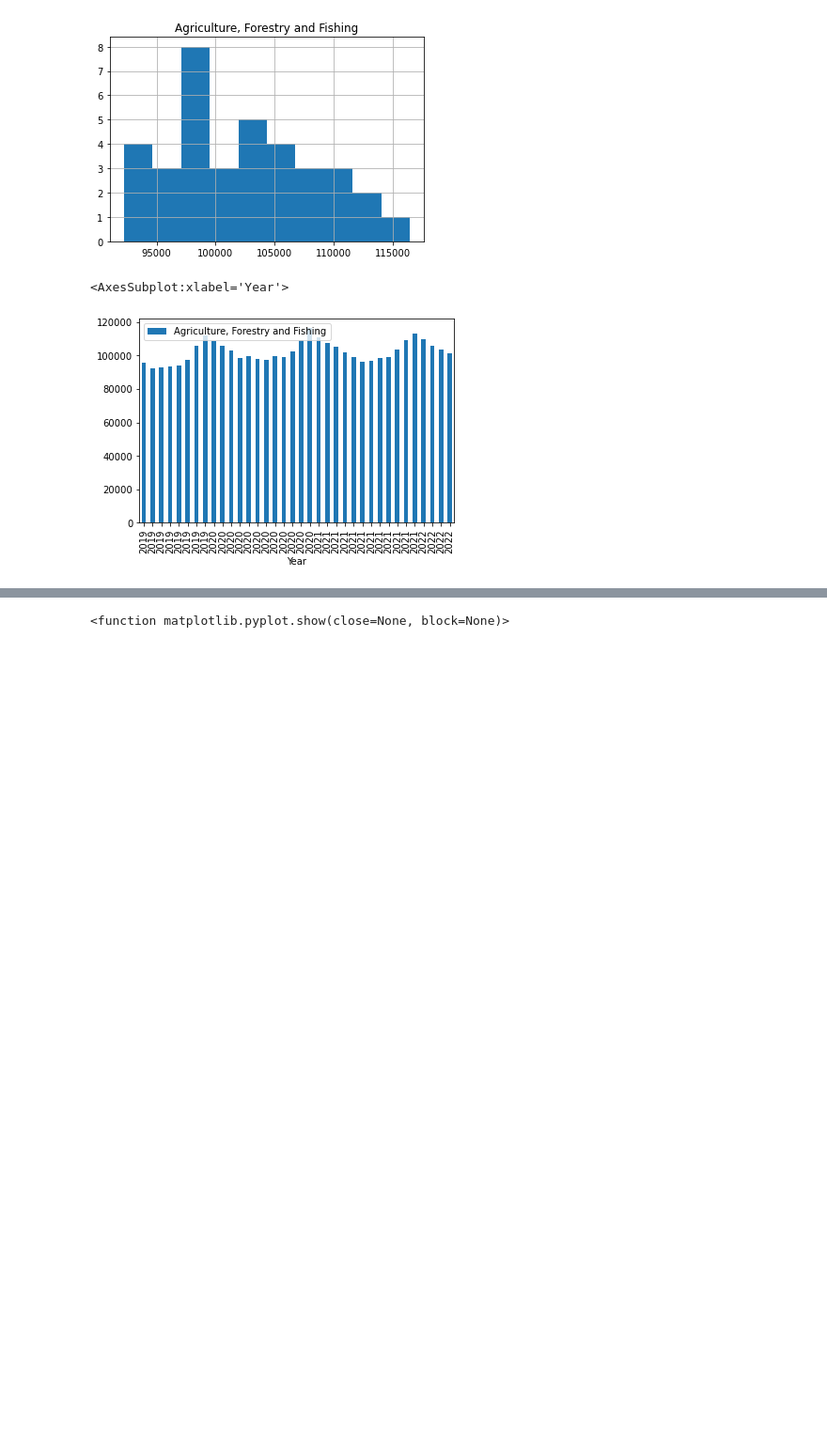
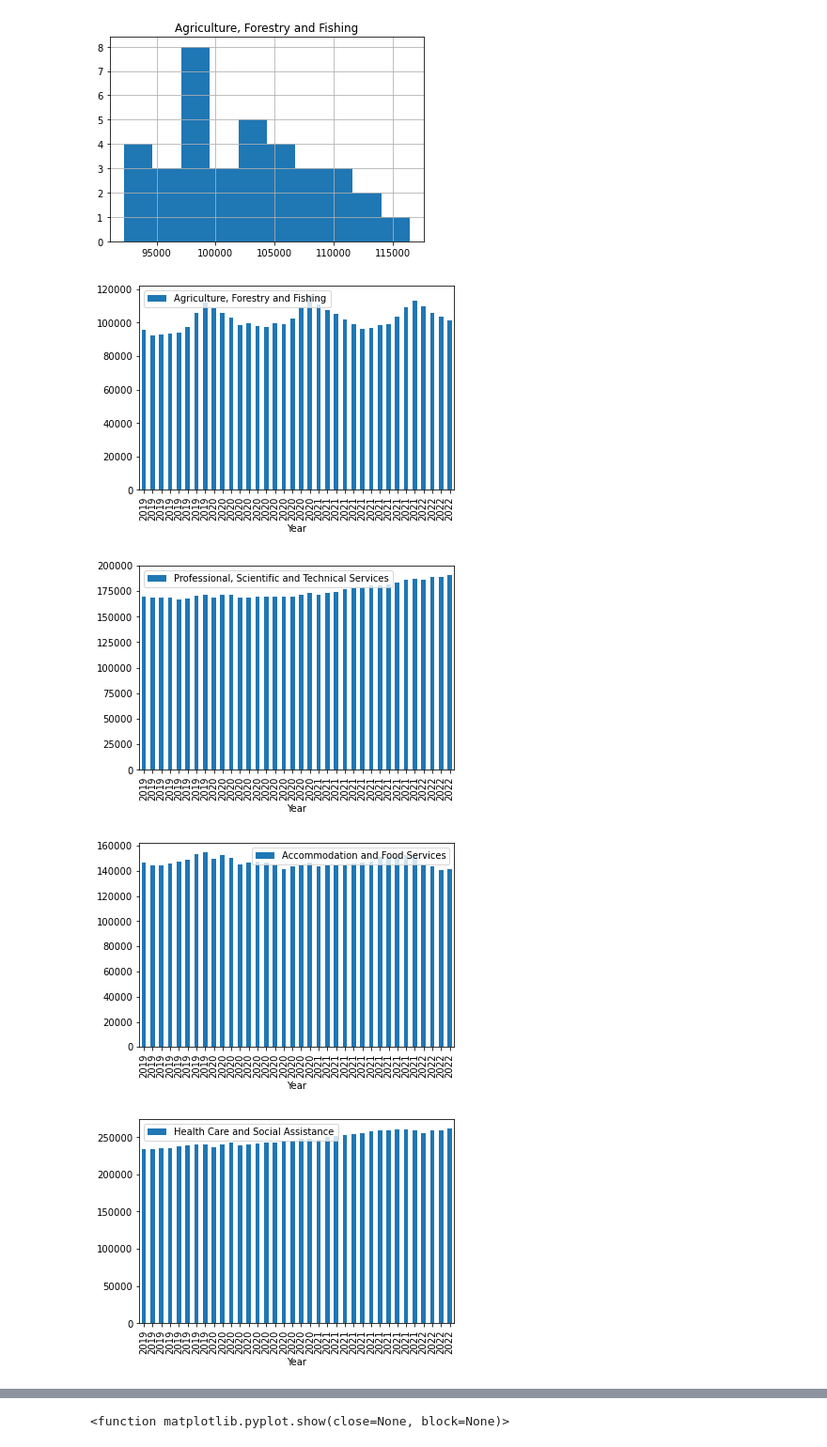
Before and after one commit to rachnanathan/new-project, a Jupyter notebook: Project 1.ipynb, the cells around one changed output, grey strips where cells are left out. Shown: that part at 94% size. Saved outputs shown, nothing was run; the diff lists cells and outputs as text; code cells hidden in the pictures; blank space fills up the shorter version.

```diff
--- a/Project 1.ipynb
+++ b/Project 1.ipynb
@@ -266,9 +266,15 @@ df4.hist(column='Agriculture, Forestry and Fishing');
 [figure]
 # %%
 df4.plot(kind='bar',x='Year',y='Agriculture, Forestry and Fishing')
+df4.plot(kind='bar',x='Year',y='Professional, Scientific and Technical Services')
+df4.plot(kind='bar',x='Year',y='Accommodation and Food Services')
+df4.plot(kind='bar',x='Year',y='Health Care and Social Assistance')
+plt.show()
 # %% [output]
-<AxesSubplot:xlabel='Year'>
 [figure]
+[figure, added]
+[figure, added]
+[figure, added]
 # %%
 df4.head(15)
 # %% [output]
```
Also changed, not shown: parts of 15 cells of this notebook.
